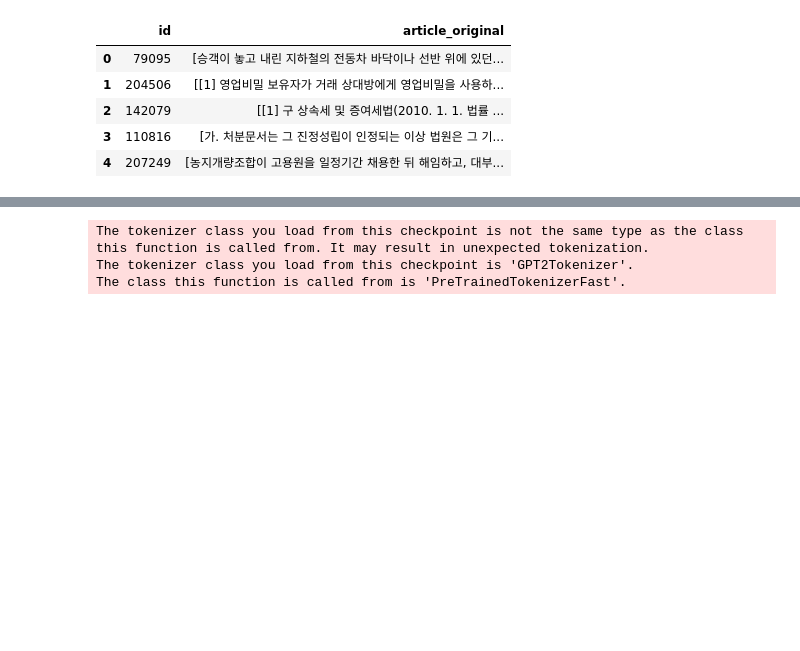
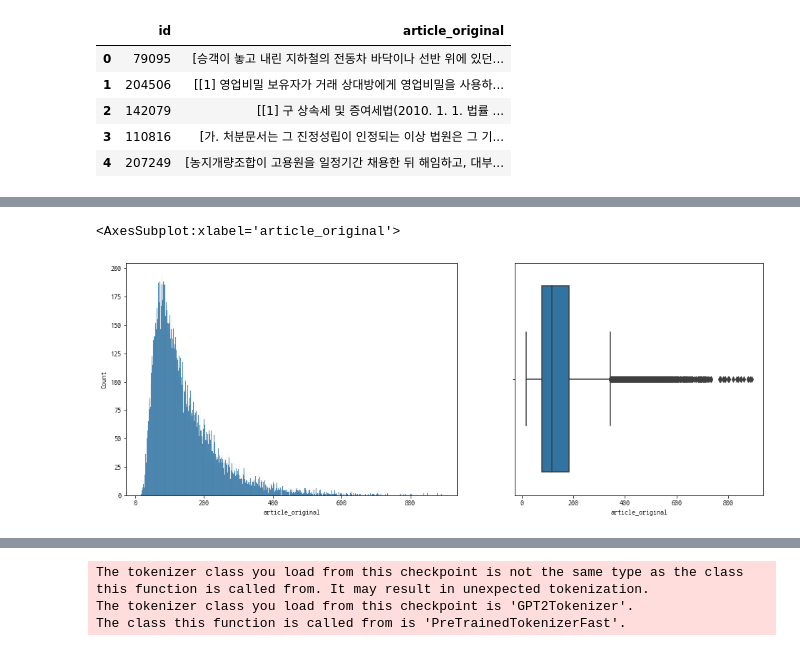
Before and after one commit to RyanKor/ko-nlp-legal-docs-summary, a Jupyter notebook: EDA.ipynb, the cells around one changed output, grey strips where cells are left out. Saved outputs shown, nothing was run; the diff lists cells and outputs as text; code cells hidden in the pictures; blank space fills up the shorter version.

```diff
--- a/EDA.ipynb
+++ b/EDA.ipynb
@@ -36,3 +84,13 @@ sent_cnt.sort_values().hist(bins=10, density=True)
+# %%
+# word 수
+original_word_counts = train['article_original'].apply(lambda x:len(' '.join(x).split(' ')))
+
+fig, axs = plt.subplots(1, 2, figsize=(16, 6), gridspec_kw=dict(width_ratios=[4, 3]))
+sns.histplot(original_word_counts, binwidth=1, ax=axs[0])
+sns.boxplot(original_word_counts, ax=axs[1])
+# %% [output]
+<AxesSubplot:xlabel='article_original'>
+[figure, added]
 # %%
 # extractive (정답 문항 레이블)의 위치 분포
 # 정답 인덱스는 0 ~ 49 사이에 분포하고 있고, 법원 판결문이기 때문에 대체로 앞에 위치한 것을 볼 수 있음
```
Also changed, not shown: parts of 10 cells of this notebook.
